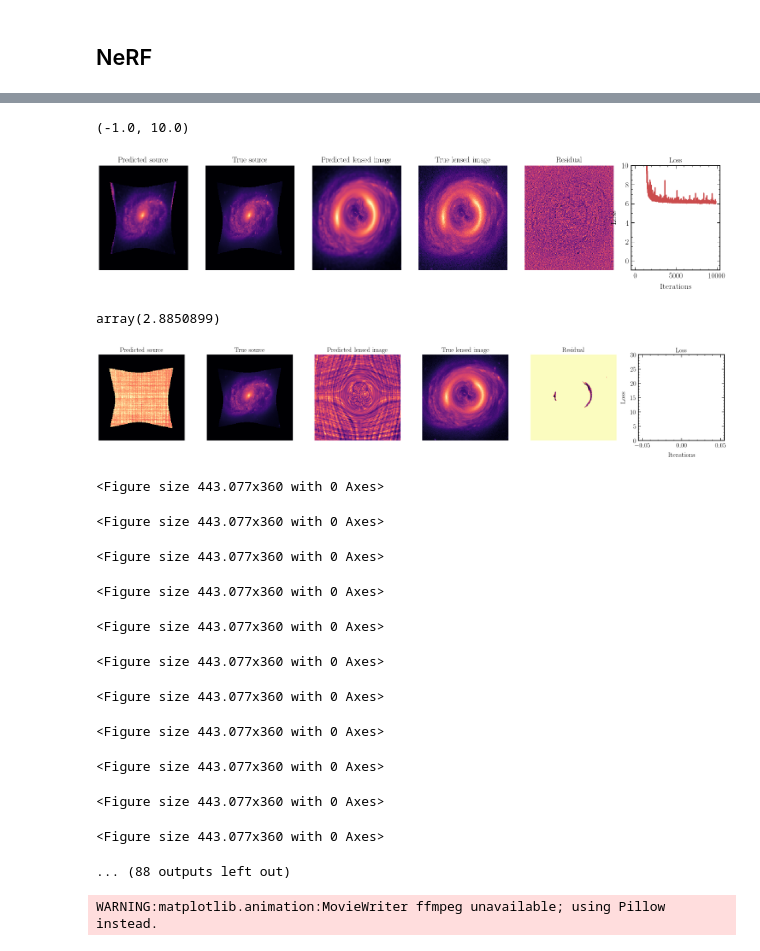
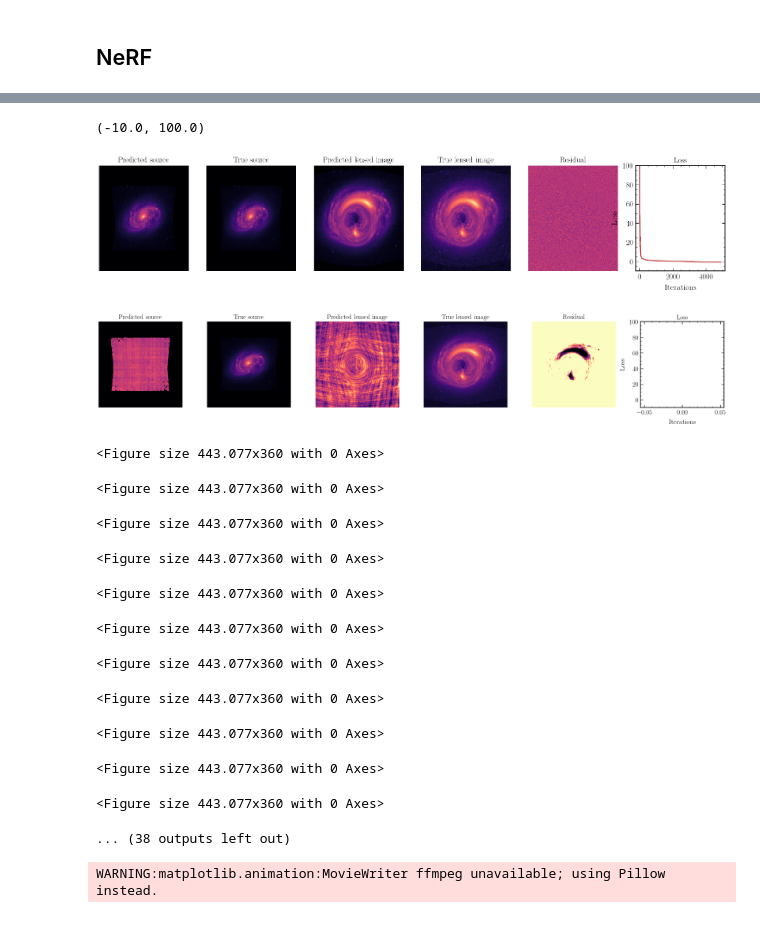
Before and after one commit to smsharma/lensing-neural-fields, a Jupyter notebook: notebooks/nerf_probabilistic_lens.ipynb, the cells around one changed output, grey strips where cells are left out. Saved outputs shown, nothing was run; the diff lists cells and outputs as text; code cells hidden in the pictures.

```diff
--- a/notebooks/nerf_probabilistic_lens.ipynb
+++ b/notebooks/nerf_probabilistic_lens.ipynb
@@ -488,12 +503,13 @@ weight_decay = 1e-5
 momentum = 0.8
 optimizer_name = "adamw"
 # %%
-train_epochs = 10000
+train_epochs = 5000
 plot_every = 100
 # %%
 from flax.training.lr_schedule import create_cosine_learning_rate_schedule
 
 lr_schedule = optax.cosine_decay_schedule(init_value=learning_rate_init, decay_steps=train_epochs)
+lr_schedule_variational = optax.constant_schedule(value=learning_rate_variational)
 # lr_schedule = optax.constant_schedule(value=learning_rate_init)
 # %%
 coords.shape, image_input.shape
@@ -516,7 +532,7 @@ model, params = initialize_model(key, (n_xy * n_xy, 2))
 
 # Define the Optimizer
 if optimizer_name == "adamw":
-    optimizer = optax.adamw(learning_rate=lr_schedule, weight_decay=weight_decay)
+    optimizer = optax.adamw(learning_rate=lr_schedule_variational, weight_decay=weight_decay)
 elif optimizer_name == "sgdm":
     optimizer = optax.sgd(learning_rate=lr_schedule, momentum=momentum, nesterov=True)
 elif optimizer_name == "adabelief":
@@ -536,7 +552,7 @@ state = train_state.TrainState.create(apply_fn=model.apply, params=params, tx=tx
 def train_and_evaluate(state, train_step_fn, learning_rate_fn):
 
     train_loss_history, train_psnr_history, reconstructed_src_mu_history, reconstructed_src_std_history, reconstructed_lens_history = [], [], [], [], []
-    theta_E_history = []
+    loc_history, scale_tri_history = [], []
     key, rng = jax.random.split(jax.random.PRNGKey(np.random.randint(1000)))
 
     for epoch in tqdm(range(train_epochs)):
@@ -554,16 +570,17 @@ def train_and_evaluate(state, train_step_fn, learning_rate_fn):
         if epoch % plot_every == 0:
 
             model_fn = lambda x: state.apply_fn({"params": state.params}, x)
-            model_output, lens_var_params = model_fn(rearrange(coords, "c h w -> (h w) c"))
+            model_output, loc, scale_tri = model_fn(rearrange(coords, "c h w -> (h w) c"))
             model_output = rearrange(model_output, "(h w) c -> c h w", h=n_xy, w=n_xy)
 
-            lenses = render_lens((jnp.exp(model_output[0]), lens_var_params[0]))
+            lenses = render_lens((nn.softplus(model_output[0]), loc))
 
             reconstructed_lens_history.append(np.asarray(lenses.T))
-            reconstructed_src_mu_history.append(np.asarray(model_output[0]))
-            reconstructed_src_std_history.append(np.asarray(model_output[1]))
+            reconstructed_src_mu_history.append(np.asarray(nn.softplus(model_output[0])))
+            reconstructed_src_std_history.append(np.asarray(nn.softplus(model_output[1])))
 
-            theta_E_history.append(np.asarray(lens_var_params[0]))
+            loc_history.append(np.asarray(loc))
+            scale_tri_history.append(np.asarray(scale_tri))
 
     hist = {
         "train_loss": train_loss_history,
@@ -571,7 +588,8 @@ def train_and_evaluate(state, train_step_fn, learning_rate_fn):
         "reconstructed_lens": reconstructed_lens_history,
         "reconstructed_src_mu": reconstructed_src_mu_history,
         "reconstructed_src_std": reconstructed_src_std_history,
-        "theta_E_history": theta_E_history
+        "loc_history": loc_history,
+        "scale_tri_history": scale_tri_history
     }
 
     return state, hist
@@ -665,0 +768,5 @@ oob_cond = ((lsi.x + x_d) > np.max(lsi.x)) + ((lsi.x + x_d) < np.min(lsi.x)) + \
+# %%
+fig, ax = plt.subplots()
+snr = ((hist["reconstructed_src_mu"][-1])) / ((hist["reconstructed_src_std"])[-1]) < 1
+im = ax.imshow(snr, cmap=cmap, vmin=0, vmax=1)
+cbar = fig.colorbar(im, ax=ax)
@@ -666,37 +775,33 @@ oob_cond = ((lsi.x + x_d) > np.max(lsi.x)) + ((lsi.x + x_d) < np.min(lsi.x)) + \
 # %%
 fig, (ax1, ax2, ax3, ax4, ax5, ax6) = plt.subplots(1, 6, figsize=(26, 4.5))
 
 i = len(hist["reconstructed_src_mu"]) - 1
 
-ax1.imshow(np.exp(hist["reconstructed_src_mu"][i]) * ~oob_cond, cmap=cmap, vmin=0, vmax=1, aspect="auto")
+ax1.imshow((hist["reconstructed_src_mu"][i]) * ~snr, cmap=cmap, vmin=0, vmax=1, aspect="auto")
 # ax1.imshow(gaussian_filter(hist["reconstructed_src_mu"][i] * ~oob_cond, sigma=0.025 / pixel_size, truncate=8.), cmap=cmap, vmin=0, vmax=1, aspect="auto")
 ax1.set_title(f"Predicted source")
 ax1.axis("off")
-ax2.imshow(im_source * ~oob_cond, cmap=cmap, vmin=0, vmax=1, aspect="auto")
+ax2.imshow(im_source * ~snr, cmap=cmap, vmin=0, vmax=1, aspect="auto")
 ax2.set_title(f"True source")
 ax2.axis("off")
 ax3.imshow(hist["reconstructed_lens"][i], cmap=cmap, aspect="auto")
 ax3.set_title(f"Predicted lensed image")
 ax3.axis("off")
 ax4.imshow(image_input[0].T, cmap=cmap, aspect="auto")
 ax4.set_title(f"True lensed image")
 ax4.axis("off")
 # im = ax5.imshow((hist["reconstructed_src_mu"][i] - mnist_resized) / np.sqrt(np.exp(hist["reconstructed_src_std"][i])), cmap=cmap, vmin=-3, vmax=3)
 im = ax5.imshow((hist["reconstructed_lens"][i] - image_input[0].T), cmap=cmap, aspect="auto", vmin=-0.2, vmax=0.2)
 ax5.set_title(f"Residual")
 ax5.axis("off")
-ax6.plot(np.arange(plot_every * (i)), hist["train_loss"][:plot_every * (i)], color=cols_default[0])
+ax6.plot(np.arange(plot_every * (i)), np.array(hist["train_loss"][:plot_every * (i)]) / (n_xy * n_xy), color=cols_default[0])
 ax6.set_title(f"Loss")
 ax6.set_xlabel(f"Iterations")
 ax6.set_ylabel(f"Loss")
-ax6.set_ylim(-1, 10.)
+ax6.set_ylim(-10, 100)
 # %% [output]
-(-1.0, 10.0)
+(-10.0, 100.0)
-[figure, old version]
+[figure, new version]
-# %%
-hist["train_loss"][-1]
-# %% [output]
-array(2.8850899)
 # %%
 epoch = -1
 
@@ -704,10 +809,10 @@ fig, (ax1, ax2, ax3, ax4, ax5, ax6) = plt.subplots(1, 6, figsize=(24, 4.5))
 camera = Camera(fig)
 
 for i in range(len(hist["reconstructed_lens"])):
-    ax1.imshow(np.exp(hist["reconstructed_src_mu"][i]) * ~oob_cond, cmap=cmap, vmin=0, vmax=1, aspect="auto")
+    ax1.imshow((hist["reconstructed_src_mu"][i]) * ~snr, cmap=cmap, vmin=0, vmax=1, aspect="auto")
     ax1.set_title(f"Predicted source")
     ax1.axis("off")
-    ax2.imshow(im_source * ~oob_cond, cmap=cmap, vmin=0, vmax=1, aspect="auto")
+    ax2.imshow(im_source * ~snr, cmap=cmap, vmin=0, vmax=1, aspect="auto")
     ax2.set_title(f"True source")
     ax2.axis("off")
     ax3.imshow(hist["reconstructed_lens"][i], cmap=cmap, aspect="auto")
@@ -720,17 +825,17 @@ for i in range(len(hist["reconstructed_lens"])):
     im = ax5.imshow((hist["reconstructed_lens"][i] - image_input[0].T), cmap=cmap, aspect="auto", vmin=-.1, vmax=.1)
     ax5.set_title(f"Residual")
     ax5.axis("off")
-    ax6.plot(np.arange(plot_every * (i)), hist["train_loss"][:plot_every * (i)], color=cols_default[0])
+    ax6.plot(np.arange(plot_every * (i)), np.array(hist["train_loss"][:plot_every * (i)]) / (n_xy * n_xy), color=cols_default[0])
     ax6.set_title(f"Loss")
     ax6.set_xlabel(f"Iterations")
     ax6.set_ylabel(f"Loss")
-    ax6.set_ylim(0, 30.)
+    ax6.set_ylim(-10, 100)
     # cbar = fig.colorbar(im, ax=ax5)
     plt.tight_layout();
     plt.show()
     camera.snap()
 # %% [output]
-[figure, old version]
+[figure, new version]
 <Figure size 443.077x360 with 0 Axes>
 <Figure size 443.077x360 with 0 Axes>
 <Figure size 443.077x360 with 0 Axes>
@@ -742,7 +847,7 @@ for i in range(len(hist["reconstructed_lens"])):
 <Figure size 443.077x360 with 0 Axes>
 <Figure size 443.077x360 with 0 Axes>
 <Figure size 443.077x360 with 0 Axes>
-... (88 outputs left out)
+... (38 outputs left out)
 # %%
 animation = camera.animate()
 animation.save('render.gif', fps=7)
```
Also changed, not shown: parts of 59 cells of this notebook, 1 other file.
